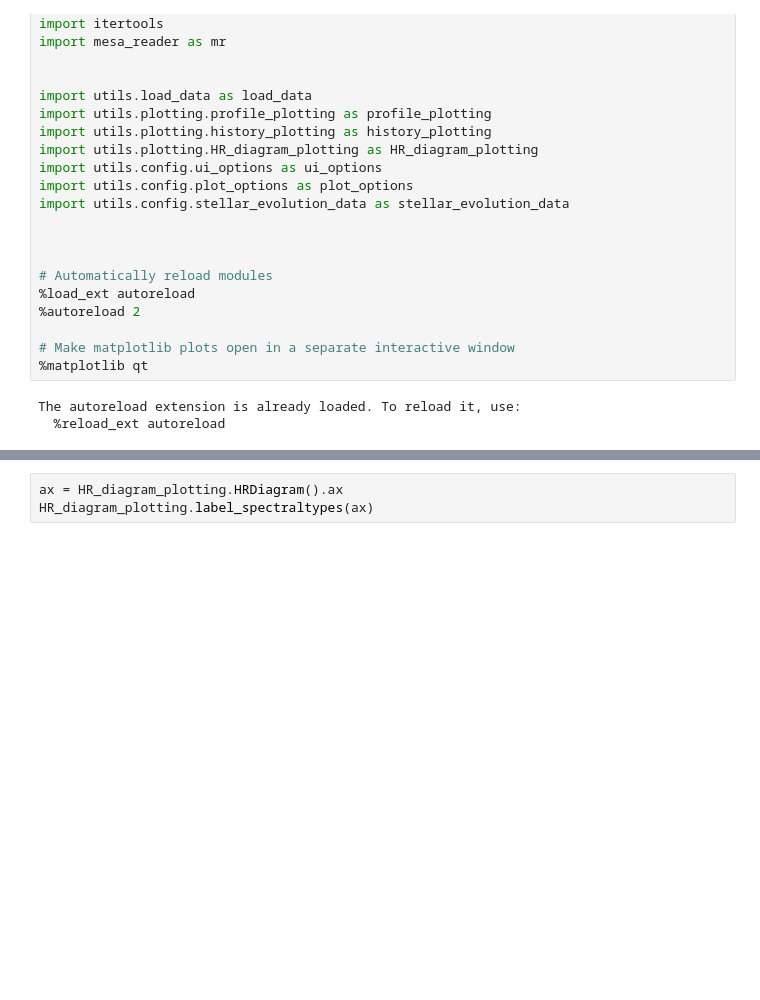
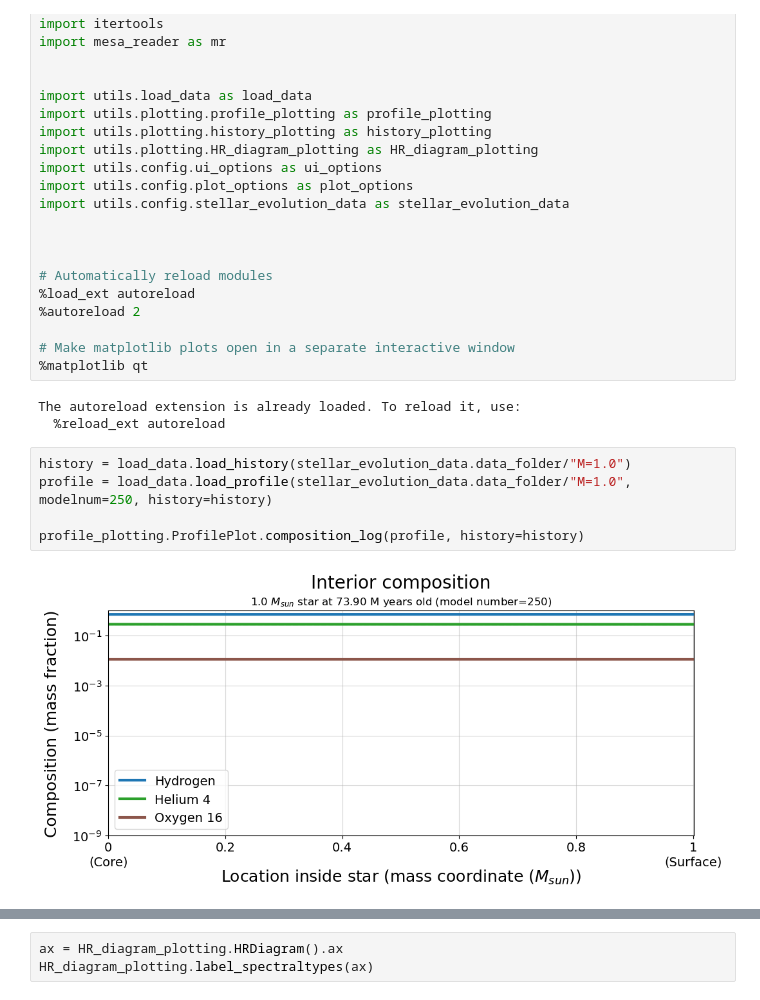
Before and after one commit to johnmomberg/Interactive_Stellar_Evolution_Visualizer, a Jupyter notebook: test.ipynb, the cells around one changed output, grey strips where cells are left out. Saved outputs shown, nothing was run; the diff lists cells and outputs as text; blank space fills up the shorter version.

```diff
--- a/test.ipynb
+++ b/test.ipynb
@@ -27,3 +27,10 @@ import utils.config.stellar_evolution_data as stellar_evolution_data
 # %% [output]
 The autoreload extension is already loaded. To reload it, use:
   %reload_ext autoreload
+# %%
+history = load_data.load_history(stellar_evolution_data.data_folder/"M=1.0")
+profile = load_data.load_profile(stellar_evolution_data.data_folder/"M=1.0", modelnum=250, history=history)
+
+profile_plotting.ProfilePlot.composition_log(profile, history=history)
+# %% [output]
+[figure, added]
```
Also changed, not shown: parts of 1 cell of this notebook, 3 other files.
